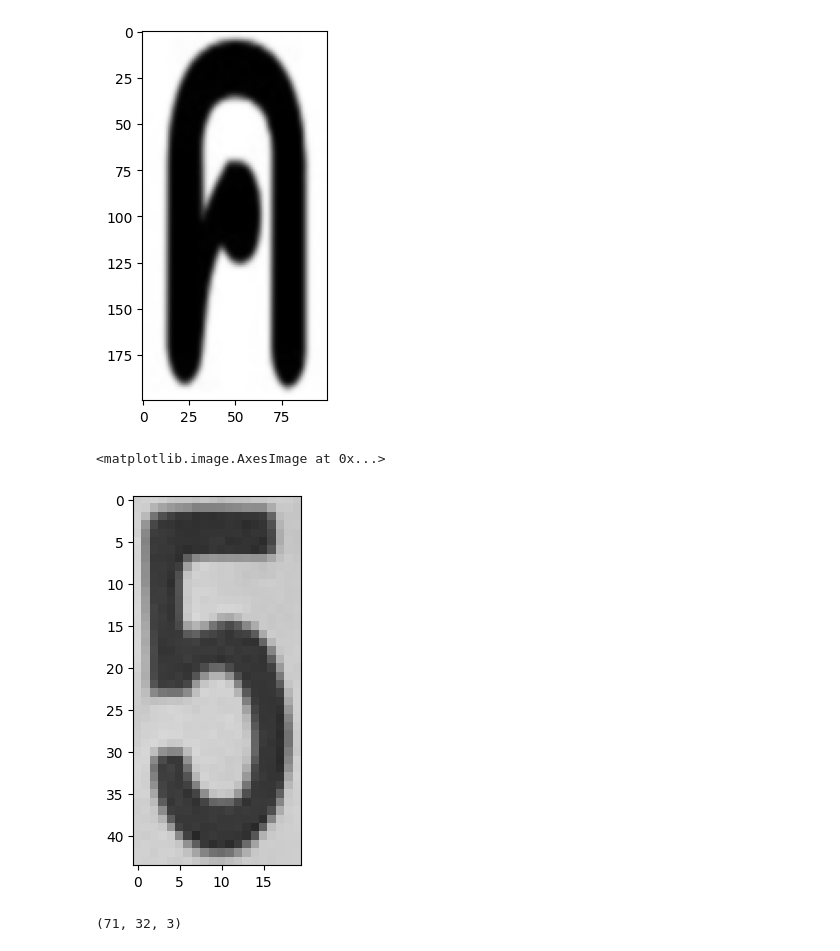
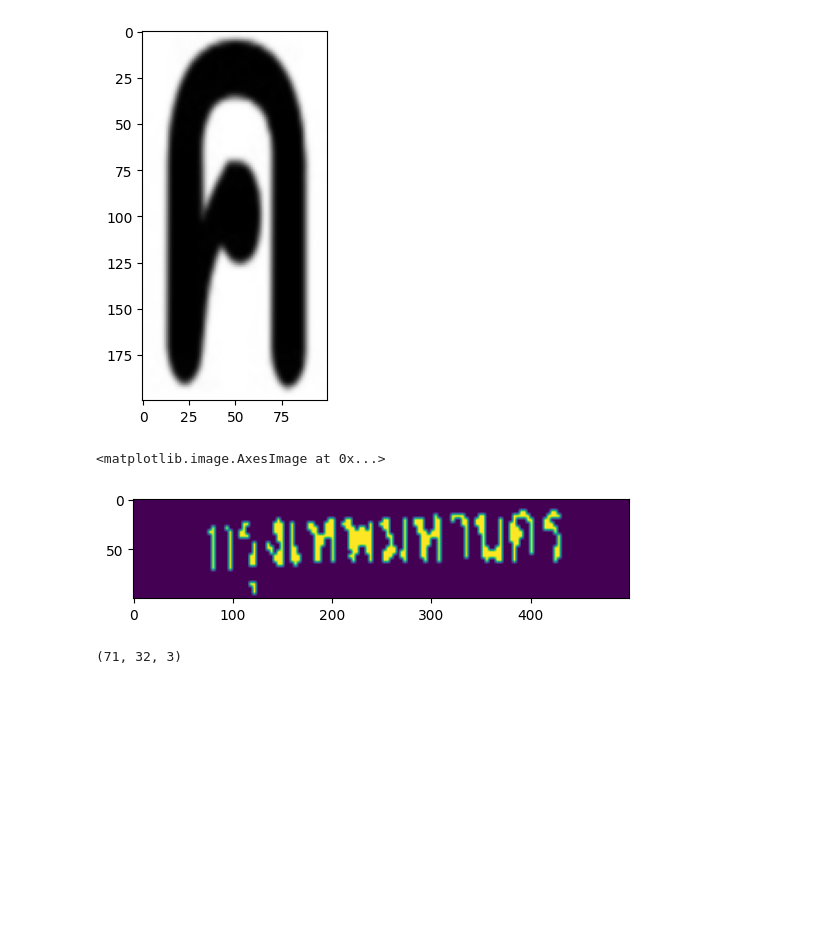
Before and after one commit to punsiwoot/Simple_TH_lisense_plate_recognition, a Jupyter notebook: try.ipynb, the cells around one changed output. Drawn from its saved outputs; the diff is of its cells as text; code cells hidden in the pictures; blank space fills up the shorter version.

```diff
--- a/try.ipynb
+++ b/try.ipynb
@@ -244,14 +244,14 @@ plt.imshow(test_char)
 <matplotlib.image.AxesImage at 0x...>
 [figure]
 # %%
-from vision_function import local_CP
-keep_cut_char , pure_plate_province = local_CP(img = "crop_real_3.jpg")
+from vision_function import *
+keep_cut_char , pure_plate_province, keep_coor = local_CP(img = "crop_real_3.jpg")
 # %%
 import matplotlib.pyplot as plt
-plt.imshow(keep_cut_char[4])
+plt.imshow(process_img(pure_plate_province,is_gray=True,Type='province')[0])
 # %% [output]
 <matplotlib.image.AxesImage at 0x...>
-[figure, old version]
+[figure, new version]
 # %%
 keep_cut_char[0].shape
 # %% [output]
```
Also changed, not shown: 9 other files.
